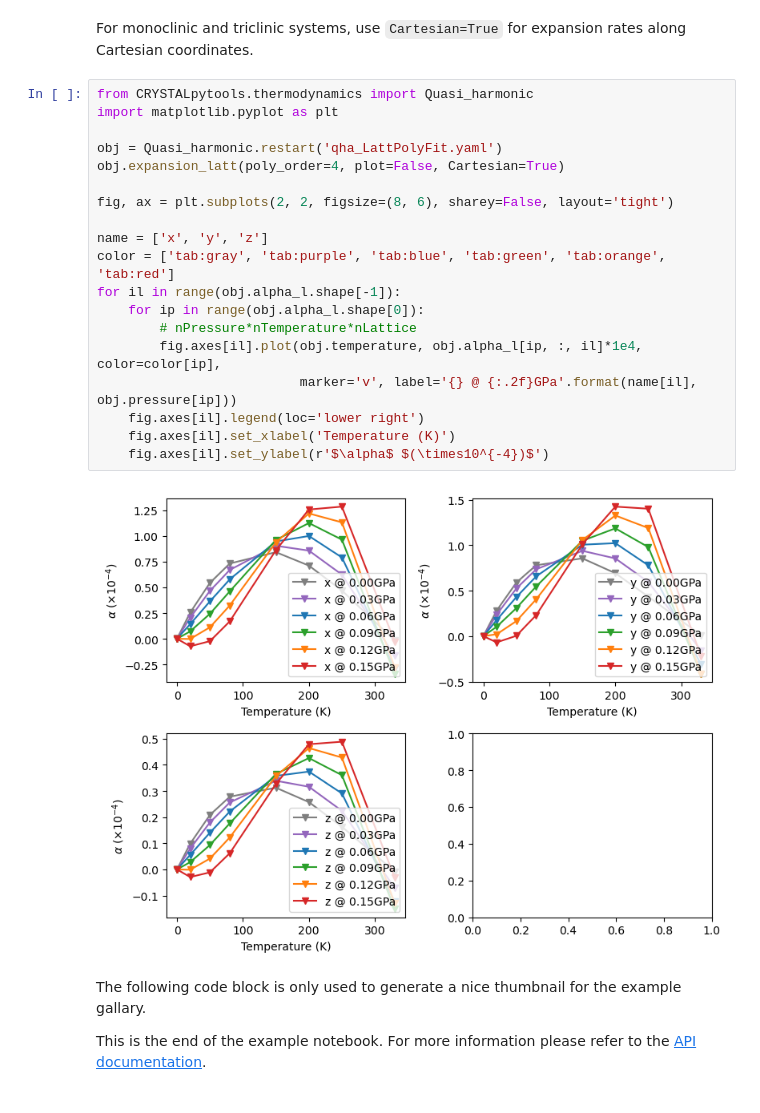
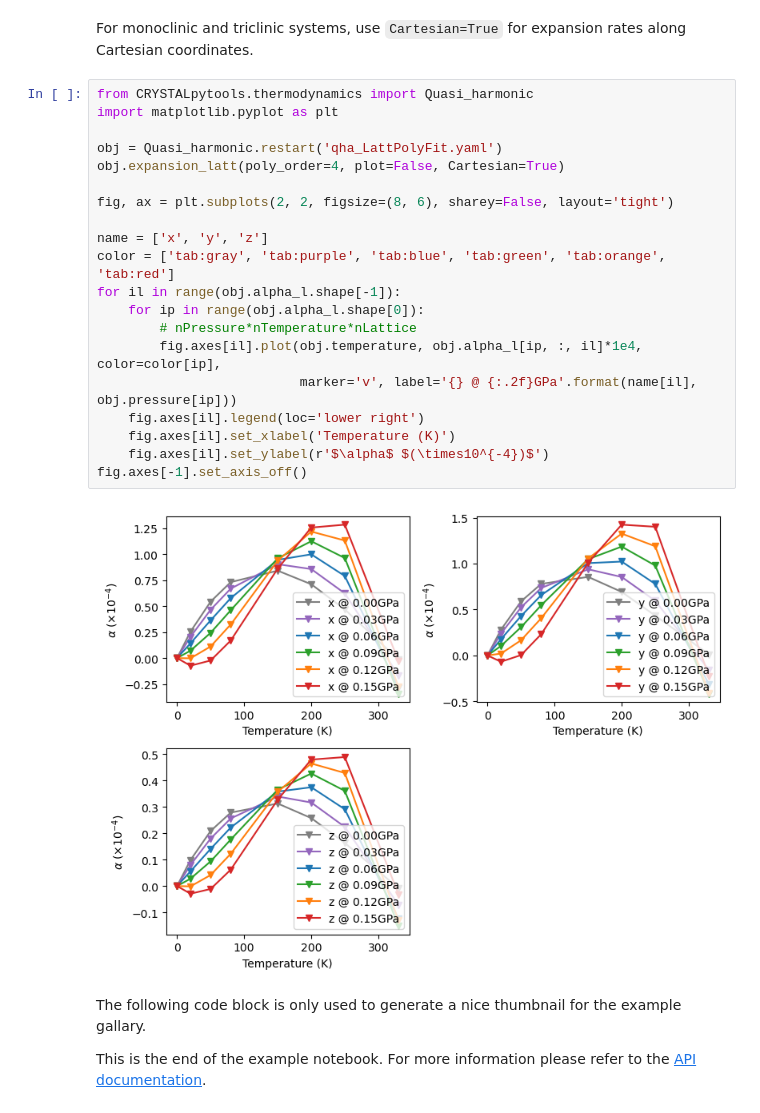
Before and after one commit to Spica-Vir/CRYSTALpytools-dev, a Jupyter notebook: examples/thermodynamics/qha.ipynb, the cells around one changed output. Cells and saved outputs as stored; diff of their text form.

```diff
--- a/examples/thermodynamics/qha.ipynb
+++ b/examples/thermodynamics/qha.ipynb
@@ -462,24 +474,25 @@ For monoclinic and triclinic systems, use `Cartesian=True` for expansion rates a
 # %%
 from CRYSTALpytools.thermodynamics import Quasi_harmonic
 import matplotlib.pyplot as plt
 
 obj = Quasi_harmonic.restart('qha_LattPolyFit.yaml')
 obj.expansion_latt(poly_order=4, plot=False, Cartesian=True)
 
 fig, ax = plt.subplots(2, 2, figsize=(8, 6), sharey=False, layout='tight')
 
 name = ['x', 'y', 'z']
 color = ['tab:gray', 'tab:purple', 'tab:blue', 'tab:green', 'tab:orange', 'tab:red']
 for il in range(obj.alpha_l.shape[-1]):
     for ip in range(obj.alpha_l.shape[0]):
         # nPressure*nTemperature*nLattice
         fig.axes[il].plot(obj.temperature, obj.alpha_l[ip, :, il]*1e4, color=color[ip],
                           marker='v', label='{} @ {:.2f}GPa'.format(name[il], obj.pressure[ip]))
     fig.axes[il].legend(loc='lower right')
     fig.axes[il].set_xlabel('Temperature (K)')
     fig.axes[il].set_ylabel(r'$\alpha$ $(\times10^{-4})$')
+fig.axes[-1].set_axis_off()
 # %% [output]
-[figure, old version]
+[figure, new version]
 # %% [markdown]
 The following code block is only used to generate a nice thumbnail for the example gallary.
 
```
Also changed, not shown: parts of 9 cells of this notebook, 4 other files.
